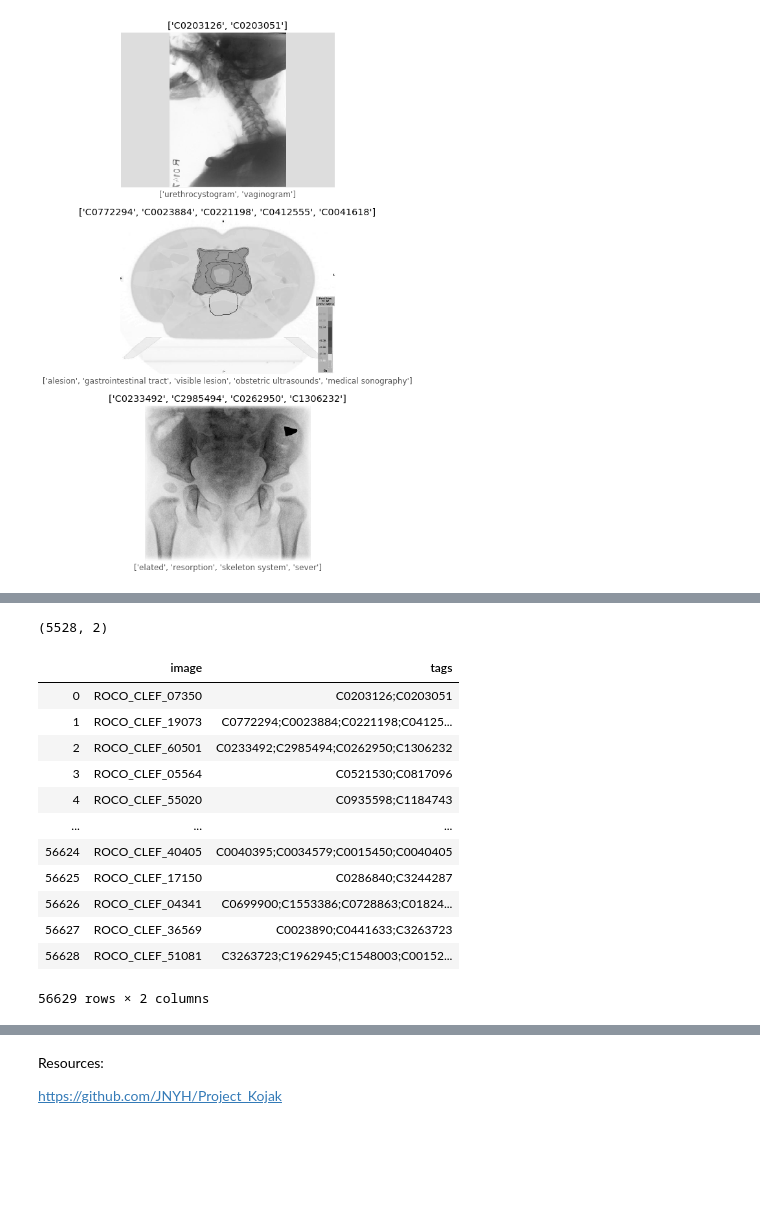
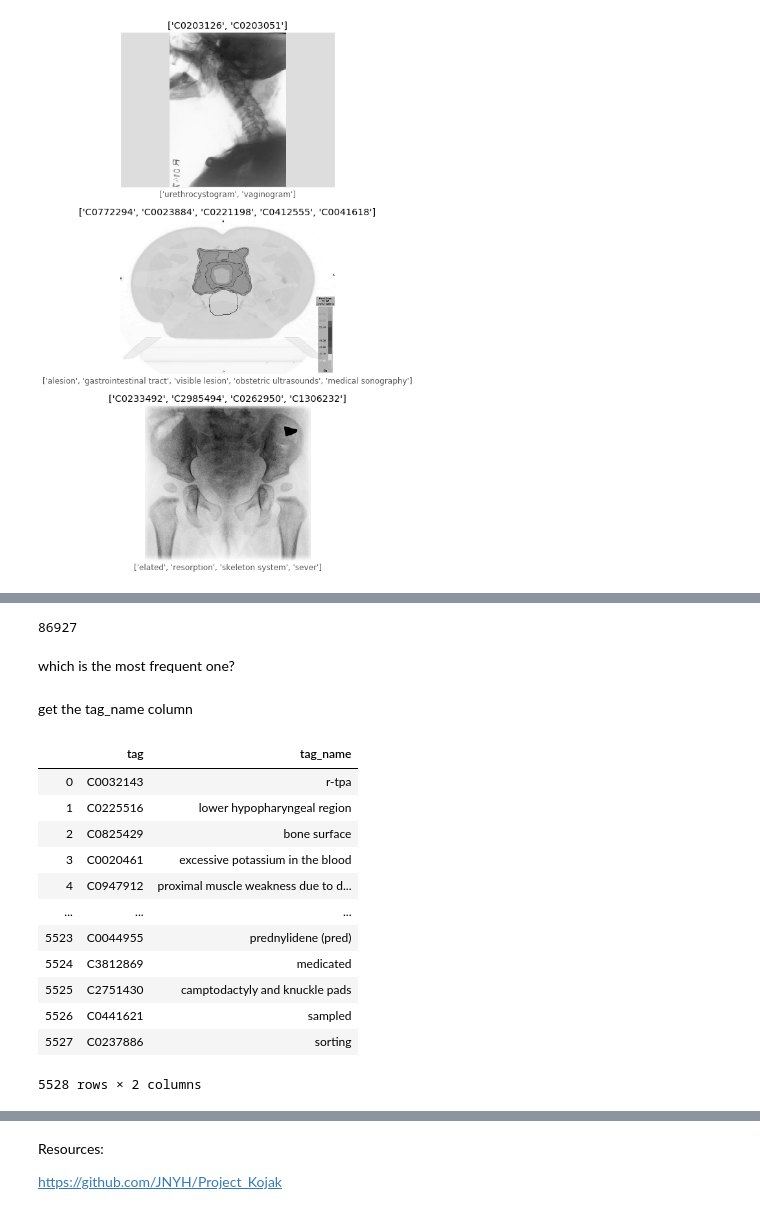
Before and after one commit to ionpetro/ImageCLEF-Medical-Caption-Task-2019, a Jupyter notebook: Image Classifier.ipynb, the cells around one changed output, grey strips where cells are left out. Drawn from its saved outputs; the diff is of its cells as text; code cells hidden in the pictures; blank space fills up the shorter version.

```diff
--- a/Image Classifier.ipynb
+++ b/Image Classifier.ipynb
@@ -161,0 +155,6 @@ _ = plt.xlabel(tags)
+# %%
+sum_of_tags
+# %% [output]
+86927
+# %% [markdown]
+which is the most frequent one?
@@ -162,20 +174,18 @@ _ = plt.xlabel(tags)
+# %% [markdown]
+get the tag_name column
 # %%
-str_con.shape
+str_con
 # %% [output]
+|  | tag | tag_name |
+| 0 | C0032143 | r-tpa |
+| 1 | C0225516 | lower hypopharyngeal region |
+| 2 | C0825429 | bone surface |
+| 3 | C0020461 | excessive potassium in the blood |
+| 4 | C0947912 | proximal muscle weakness due to d... |
+| ... | ... | ... |
+| 5523 | C0044955 | prednylidene (pred) |
+| 5524 | C3812869 | medicated |
+| 5525 | C2751430 | camptodactyly and knuckle pads |
+| 5526 | C0441621 | sampled |
+| 5527 | C0237886 | sorting |
-(5528, 2)
+5528 rows × 2 columns
-# %%
-train_con
-# %% [output]
-|  | image | tags |
-| 0 | ROCO_CLEF_07350 | C0203126;C0203051 |
-| 1 | ROCO_CLEF_19073 | C0772294;C0023884;C0221198;C04125... |
-| 2 | ROCO_CLEF_60501 | C0233492;C2985494;C0262950;C1306232 |
-| 3 | ROCO_CLEF_05564 | C0521530;C0817096 |
-| 4 | ROCO_CLEF_55020 | C0935598;C1184743 |
-| ... | ... | ... |
-| 56624 | ROCO_CLEF_40405 | C0040395;C0034579;C0015450;C0040405 |
-| 56625 | ROCO_CLEF_17150 | C0286840;C3244287 |
-| 56626 | ROCO_CLEF_04341 | C0699900;C1553386;C0728863;C01824... |
-| 56627 | ROCO_CLEF_36569 | C0023890;C0441633;C3263723 |
-| 56628 | ROCO_CLEF_51081 | C3263723;C1962945;C1548003;C00152... |
-56629 rows × 2 columns
```
Also changed, not shown: parts of 30 cells of this notebook.
